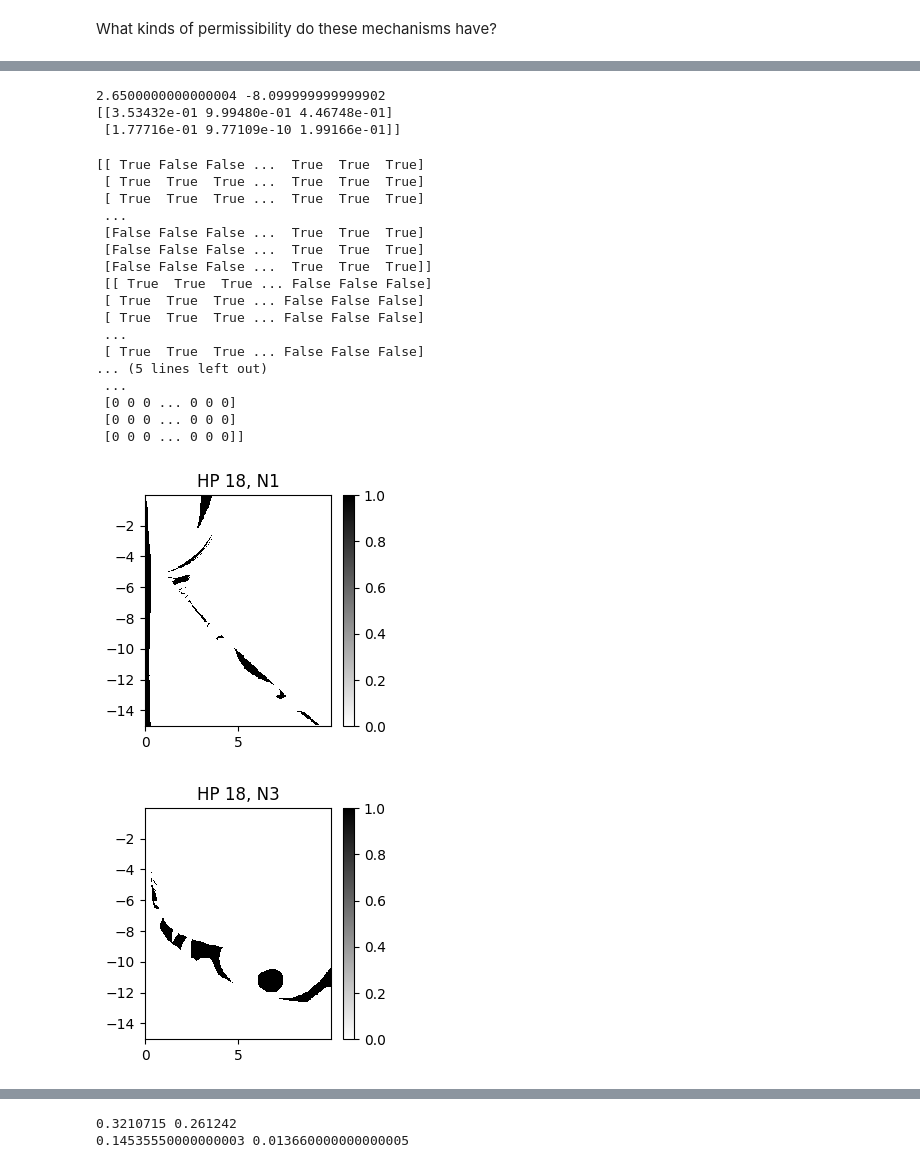
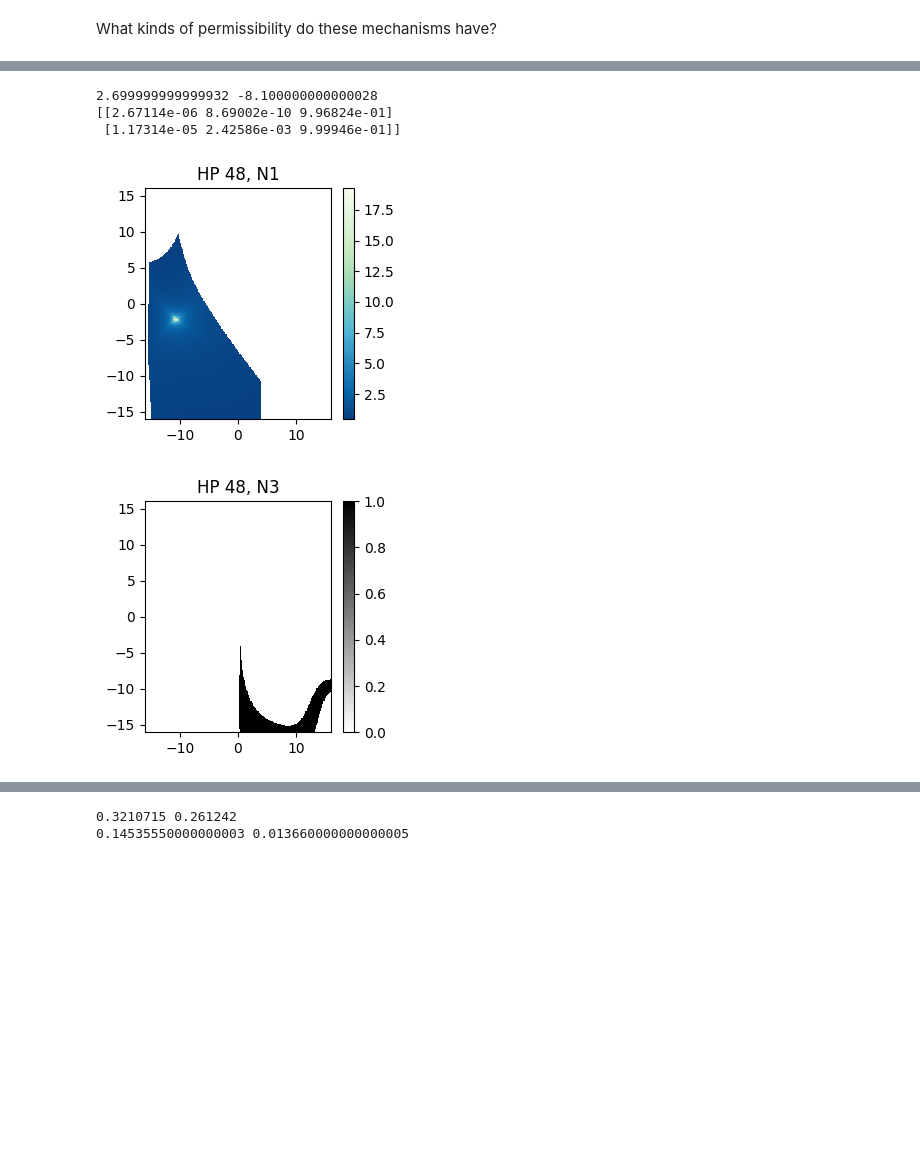
Before and after one commit to ljstolting/EvolvingHP, a Jupyter notebook: Python/SolnAnalysis.ipynb, the cells around one changed output, grey strips where cells are left out. Cells and saved outputs as stored; diff of their text form; code cells hidden in the pictures; blank space fills up the shorter version.

```diff
--- a/Python/SolnAnalysis.ipynb
+++ b/Python/SolnAnalysis.ipynb
@@ -305,0 +285,12 @@ print(len(par2_res))
+# %%
+par1_min_mm = -16
+par1_max_mm = 16
+par2_min_mm = -16
+par2_max_mm = 16
+par1_step_mm = .1
+par2_step_mm = .1
+
+par1_res_mm = np.arange(par1_min_mm,par1_max_mm+par1_step_mm,par1_step_mm)
+print(len(par1_res_mm))
+par2_res_mm = np.arange(par2_min_mm,par2_max_mm+par2_step_mm,par2_step_mm)
+print(len(par2_res_mm))
@@ -349,69 +372,53 @@ Red dot = location of peak Pyloric fitness
 # %%
 #what is the max-min as close as you can get to the red point?
 # 2.68606, -8.09309
-print(par1_res[53],par2_res[138])
-maxminpeak = maxmindata[53,138,:,:]
+print(par1_res[187],par2_res[79])
+maxminpeak = maxmindata[187,79,:,:]
 print(maxminpeak)
 # %% [output]
-2.6500000000000004 -8.099999999999902
-[[3.53432e-01 9.99480e-01 4.46748e-01]
- [1.77716e-01 9.77109e-10 1.99166e-01]]
+2.699999999999932 -8.100000000000028
+[[2.67114e-06 8.69002e-10 9.96824e-01]
+ [1.17314e-05 2.42586e-03 9.99946e-01]]
 # %%
 #now can plot the permissibility for any given HP mechanism
-HPidx =  18 #relative to its respective encoding group
+HPidx =  48 #relative to its respective encoding group
 
 # #uncomment for LB/UB encoding
-# UBvals = UBvals_1
-# LBvals = LBvals_1
+UBvals = UBvals_1
+LBvals = LBvals_1
 
 # uncomment for LB/Range encoding
 # UBvals = UBvals_2
 # LBvals = LBvals_2
 
-# uppr = UBvals[:,HPidx]
-# lwr = LBvals[:,HPidx]
+uppr = UBvals[:,HPidx]
+lwr = LBvals[:,HPidx]
 
 #uncomment for hand-designed HPs
-uppr = [UBhand1,UBhand3]
-lwr = [LBhand1,LBhand3]
+# uppr = [UBhand1,UBhand3]
+# lwr = [LBhand1,LBhand3]
 
-print(maxmindata[:,:,1,0]>lwr[0],'\n',maxmindata[:,:,0,0]<uppr[0])
-print(np.logical_and(maxmindata[:,:,1,0]>lwr[0], maxmindata[:,:,0,0]<uppr[0]).astype(int))
+# print(maxmindata[:,:,1,0]>lwr[0],'\n',maxmindata[:,:,0,0]<uppr[0])
+# print(np.logical_and(maxmindata[:,:,1,0]>lwr[0], maxmindata[:,:,0,0]<uppr[0]).astype(int))
 # print(maxmindata[:,:,0,0],lwr[0],maxmindata[:,:,0,0]<uppr[0])
 
 n1_acc = np.logical_and(maxmindata[:,:,1,0]>lwr[0], maxmindata[:,:,0,0]<uppr[0]).astype(int)
 n3_acc = np.logical_and(maxmindata[:,:,1,2]>lwr[1], maxmindata[:,:,0,2]<uppr[1]).astype(int)
 
 plt.title('HP %s, N1'%HPidx)
-plt.pcolormesh(par1_res,par2_res,n1_acc,cmap='binary')
+# plt.pcolormesh(par1_res_mm,par2_res_mm,n1_acc,cmap='binary')
+plt.pcolormesh(par1_res_mm,par2_res_mm,Z_Pyloric, cmap='GnBu_r')
 plt.colorbar()
 plt.show()
 plt.title('HP %s, N3'%HPidx)
-plt.pcolormesh(par1_res,par2_res,n3_acc,cmap='binary')
+plt.pcolormesh(par1_res_mm,par2_res_mm,n3_acc,cmap='binary')
 plt.colorbar()
 plt.show()
 plt.title('HP %s, N1 & N3'%HPidx)
-plt.pcolormesh(par1_res,par2_res,(n1_acc+n3_acc>=2).astype(int),cmap='binary')
+plt.pcolormesh(par1_res_mm,par2_res_mm,(n1_acc+n3_acc>=2).astype(int),cmap='binary')
 plt.colorbar()
 plt.show()
 # plt.pcolormesh(par1_res,par2_res,np.sum(n1_acc,n3_acc), cmap='binary')
 # %% [output]
-[[ True False False ...  True  True  True]
- [ True  True  True ...  True  True  True]
- [ True  True  True ...  True  True  True]
- ...
- [False False False ...  True  True  True]
- [False False False ...  True  True  True]
- [False False False ...  True  True  True]]
- [[ True  True  True ... False False False]
- [ True  True  True ... False False False]
- [ True  True  True ... False False False]
- ...
- [ True  True  True ... False False False]
-... (5 lines left out)
- ...
- [0 0 0 ... 0 0 0]
- [0 0 0 ... 0 0 0]
- [0 0 0 ... 0 0 0]]
-[figure, old version]
+[figure, new version]
-[figure, old version]
+[figure, new version]
```
Also changed, not shown: parts of 8 cells of this notebook, 19 other files.
